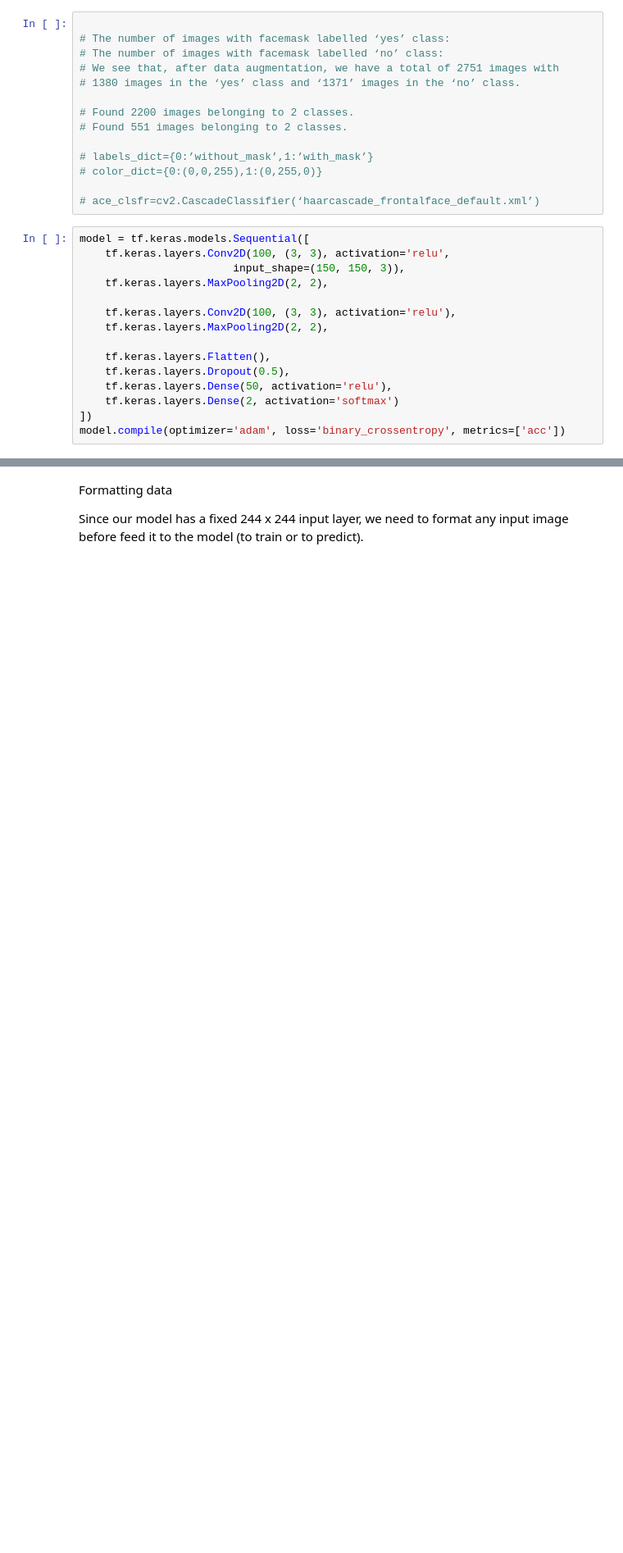
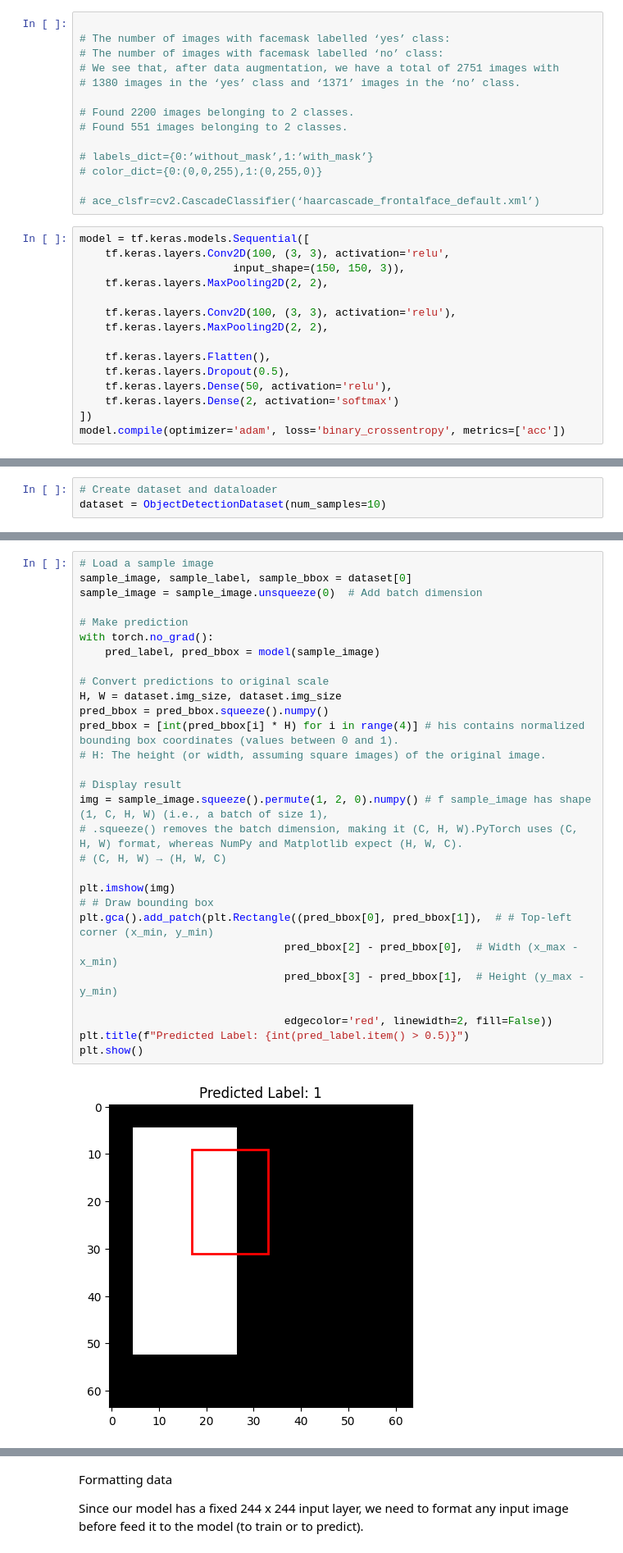
Before and after one commit to SAMANTA1401/deep_learning_tensorflow, a Jupyter notebook: CV/object_dectection.ipynb, the cells around one changed output, grey strips where cells are left out. Shown: that part at 82% size. Saved outputs shown, nothing was run; the diff lists cells and outputs as text; blank space fills up the shorter version.

Commit message:
object detection

```diff
--- a/CV/object_dectection.ipynb
+++ b/CV/object_dectection.ipynb
@@ -299,0 +432,3 @@ history = model.fit_generator(train_generator,
+# %%
+# Create dataset and dataloader
+dataset = ObjectDetectionDataset(num_samples=10)
@@ -299,0 +539,31 @@ history = model.fit_generator(train_generator,
+# %%
+# Load a sample image
+sample_image, sample_label, sample_bbox = dataset[0]
+sample_image = sample_image.unsqueeze(0)  # Add batch dimension
+
+# Make prediction
+with torch.no_grad():
+    pred_label, pred_bbox = model(sample_image)
+
+# Convert predictions to original scale
+H, W = dataset.img_size, dataset.img_size
+pred_bbox = pred_bbox.squeeze().numpy()
+pred_bbox = [int(pred_bbox[i] * H) for i in range(4)] # his contains normalized bounding box coordinates (values between 0 and 1).
+# H: The height (or width, assuming square images) of the original image.
+
+# Display result
+img = sample_image.squeeze().permute(1, 2, 0).numpy() # f sample_image has shape (1, C, H, W) (i.e., a batch of size 1),
+# .squeeze() removes the batch dimension, making it (C, H, W).PyTorch uses (C, H, W) format, whereas NumPy and Matplotlib expect (H, W, C).
+# (C, H, W) → (H, W, C)
+
+plt.imshow(img)
+# # Draw bounding box
+plt.gca().add_patch(plt.Rectangle((pred_bbox[0], pred_bbox[1]),  # # Top-left corner (x_min, y_min)
+                                pred_bbox[2] - pred_bbox[0],  # Width (x_max - x_min)
+                                pred_bbox[3] - pred_bbox[1],  # Height (y_max - y_min)
+
+                                edgecolor='red', linewidth=2, fill=False))
+plt.title(f"Predicted Label: {int(pred_label.item() > 0.5)}")
+plt.show()
+# %% [output]
+[figure, added]
```
Also changed, not shown: parts of 54 cells of this notebook, 2 other files.
